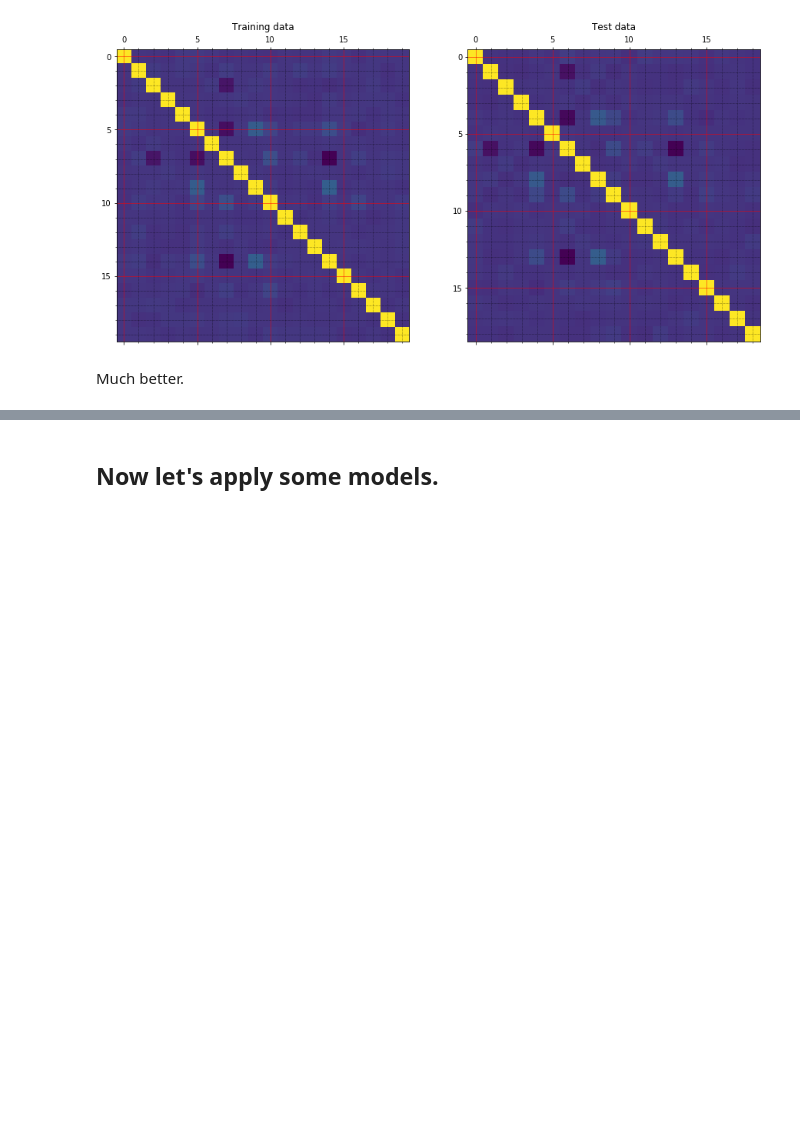
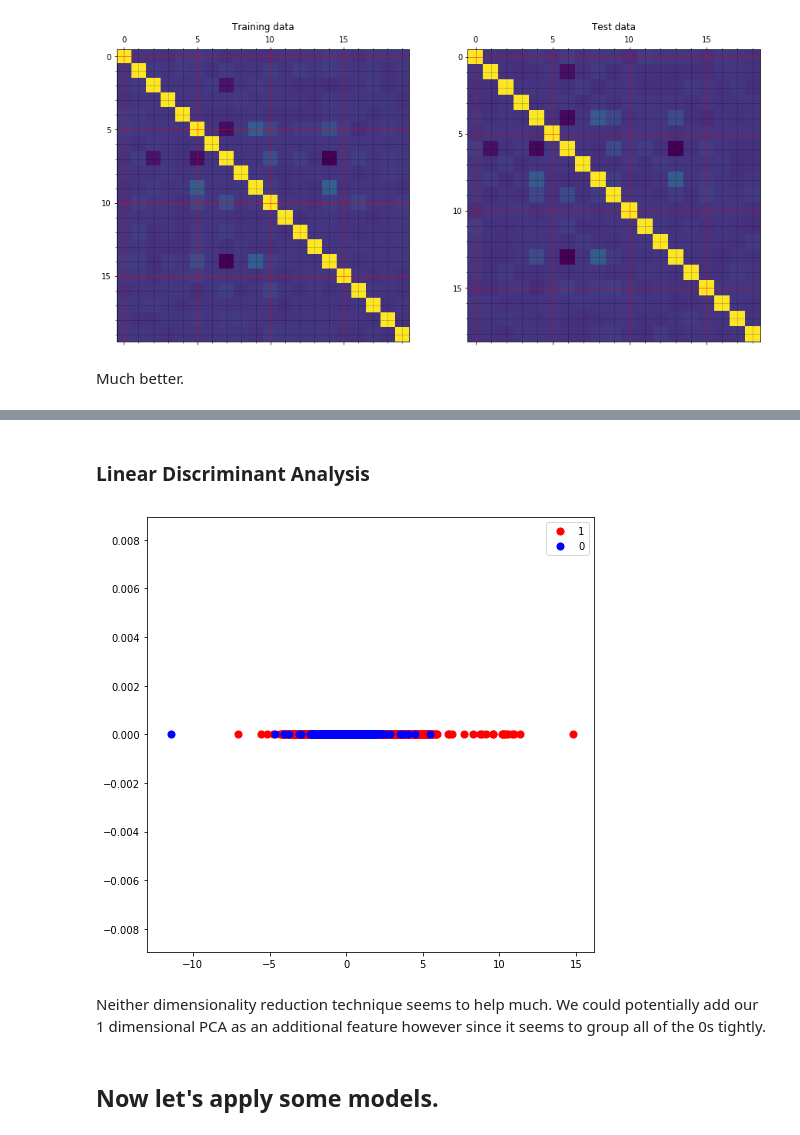
Before and after one commit to mkogerd/kaggle-midterm, a Jupyter notebook: Darden_KaggleMidterm.ipynb, the cells around one changed output, grey strips where cells are left out. Drawn from its saved outputs; the diff is of its cells as text; code cells hidden in the pictures; blank space fills up the shorter version.

```diff
--- a/Darden_KaggleMidterm.ipynb
+++ b/Darden_KaggleMidterm.ipynb
@@ -167,3 +235,24 @@ y = train['Y']
+# %% [markdown]
+### Linear Discriminant Analysis
+# %%
+from sklearn.discriminant_analysis import LinearDiscriminantAnalysis
+
+clf = LinearDiscriminantAnalysis()
+clf.fit(X, y)
+X_proj = clf.transform(X)
+
+# Plot projection of samples
+X_pos = X_proj[(train['Y'] == 1)]
+X_neg = X_proj[(train['Y'] == 0)]
+fig = plt.figure(figsize=(8,8))
+plt.scatter(X_pos, np.zeros(len(X_pos)), s=50, c='red', label='1')
+plt.scatter(X_neg, np.zeros(len(X_neg)), s=50, c='blue', label='0')
+plt.legend()
+plt.show()
+# %% [output]
+[figure, added]
+# %% [markdown]
+Neither dimensionality reduction technique seems to help much. We could potentially add our 1 dimensional PCA as an additional feature however since it seems to group all of the 0s tightly.
 # %% [markdown]
 ## Now let's apply some models.
 # %% [markdown]
```
Also changed, not shown: parts of 7 cells of this notebook, 1 other file.
